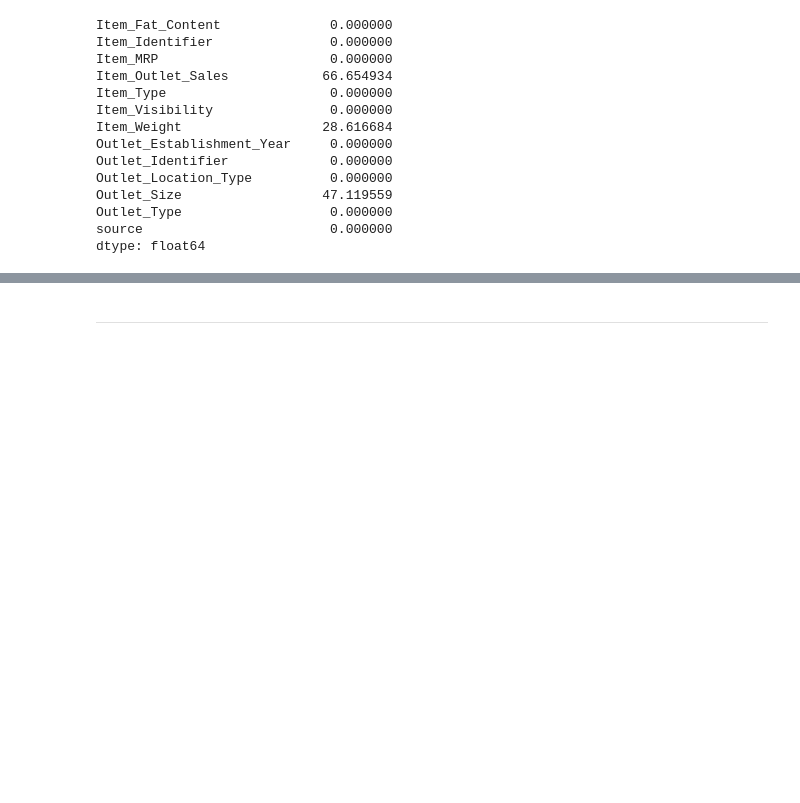
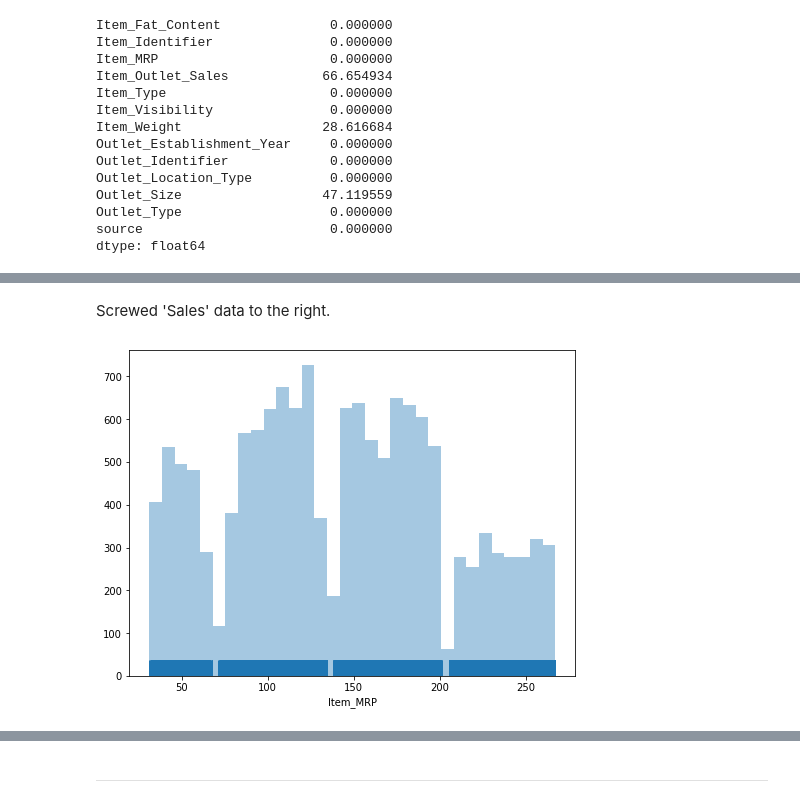
Before and after one commit to MikeHatchi/Big-Mart-Sales-III, a Jupyter notebook: Big_Mart_sales_III.ipynb, the cells around one changed output, grey strips where cells are left out. Saved outputs shown, nothing was run; the diff lists cells and outputs as text; code cells hidden in the pictures; blank space fills up the shorter version.

```diff
--- a/Big_Mart_sales_III.ipynb
+++ b/Big_Mart_sales_III.ipynb
@@ -219,0 +226,10 @@ Name: source, dtype: int64
+# %% [markdown]
+Screwed 'Sales' data to the right.
+# %%
+warnings.filterwarnings('always')
+
+# Maximum Retail Price (list price) of the product : Item_MRP
+plt.figure(figsize=(8,6))
+sns.distplot(ttdata['Item_MRP'], kde=False, rug=True);
+# %% [output]
+[figure, added]
```
Also changed, not shown: parts of 42 cells of this notebook.
